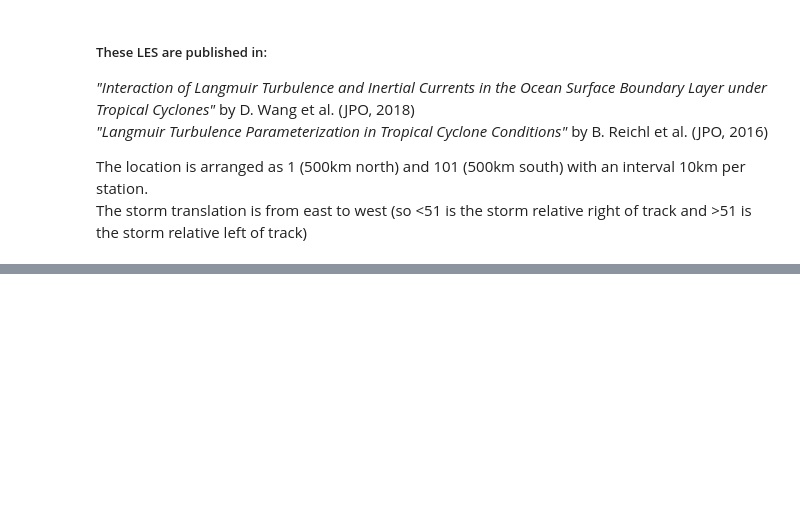
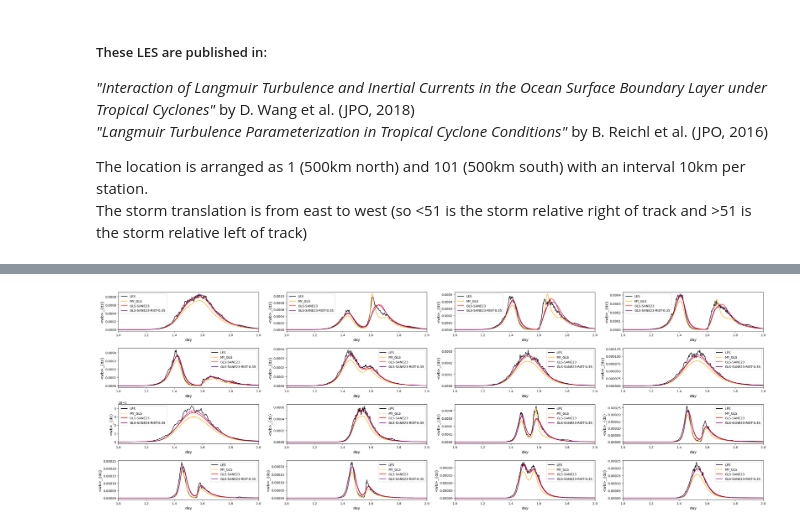
Before and after one commit to mrozowskamartaa/MOM6_SCM_Hurr, a Jupyter notebook: analysis/Compare_MOM_to_LES.ipynb, the cells around one changed output, grey strips where cells are left out. Cells and saved outputs as stored; diff of their text form; code cells hidden in the pictures; blank space fills up the shorter version.

```diff
--- a/analysis/Compare_MOM_to_LES.ipynb
+++ b/analysis/Compare_MOM_to_LES.ipynb
@@ -276,39 +254,0 @@ if all_per_type:
-# %%
-for index in case_index_list:
-
-    les = [LESDataRetriever().retreive_data(
-        case_name=les_cases_dict[type_][index],
-        exp_name="",
-        case_dir=LES_dirs
-    )]
-
-    gotm = [GOTMDataRetriever().retreive_data(
-        case_name=gotm_case_dict[type_][index],
-        exp_name=exp,
-        case_dir=GOTM_dirs
-    ) for exp in gotm_exp_list]
-
-
-    line_plots = [CompT_surf, CompT_prof]
-    fig_sizes = [(6, 3), (4, 6)]
-    # available: plot_stress, CompT_surf, CompT_prof, Comp_wt, Comp_M, Comp_U_surf
-
-    for plot, size in zip(line_plots, fig_sizes):
-        fig, ax = plt.subplots(1,1, figsize=size)
-        plot(
-            ax=ax,
-            data_list=les+gotm,
-            color_list=['black', 'blue', 'red', 'orange', 'green', 'magenta'],  # need to be set for each experiment where experiments are defined
-            label_list=['LES'] + gotm_exp_list
-        )
-
-        # CompT_surf(les['sst'], les['time'], mom['sst'], mom['time'])  # Surface temperature
-        # CompT_prof(les['temp'], les['z'], gotm['temp'], gotm['z'])  # Temperature profile
-        # CompT_Hov(les['temp'], les['z'], les['time'], mom['temp'], mom['z'], mom['time'])  # Temperature profile vs time
-        # CompDeltaT_Hov(les['temp'], les['z'], les['time'], mom['temp'], mom['z'], mom['time']) # delta Temperature profile vs time
-
-        # Comp_wt(les['wt'], les['z'], les['time'], mom['wt'], mom['zi'], mom['time'])  # delta wt profile vs time
-        # Comp_M(les['time'], les['M'], mom['time'], mom['M'])  #Integrated mixing metric vs time
-
-        # Comp_U_surf(les['u'], les['v'], les['u_s'], les['v_s'], les['z'], les['time'], mom['u'], mom['v'], mom['u_s'], mom['v_s'], mom['z'], mom['time'])  # Surface currents
-        # Comp_U(les['u'], les['v'], les['u_s'], les['v_s'], les['z'], les['time'], mom['u'], mom['v'], mom['u_s'], mom['v_s'], mom['z'], mom['time'])  # Current profile vs time
@@ -318,29 +313,31 @@ for index in case_index_list:
 # %%
 if all_per_type:
 
-    fig, axes = plt.subplots(4, 4, figsize=(20, 10))
+    fig, axes = plt.subplots(4, 4, figsize=(30, 10))
 
     for index, ax in zip(case_index_list, axes.flatten()):
 
         les_cases = [LESDataRetriever().retreive_data(
             case_name=les_cases_dict[type_][index],
             exp_name="",
             case_dir=LES_dirs
         )]
 
         gotm_cases = [GOTMDataRetriever().retreive_data(
         case_name=gotm_case_dict[type_][index],
         exp_name=exp,
         case_dir=GOTM_dirs
         ) for exp in gotm_exp_list]
 
         plotter = Plotter(
             data_list=les_cases+gotm_cases,
             color_list=['black', 'orange', 'red', 'purple', 'magenta'],  # need to be set for each experiment where experiments are defined
             label_list=['LES'] + gotm_exp_list
         )
 
         plotter.plot_M(ax=ax)
 
     fig.tight_layout()
-    # fig.savefig(f'figures/CompT_prof_all_{type_}_all_gotm_exp.png', dpi=300)
+    fig.savefig(f'figures/M_all_{type_}_GLS_comp.png', dpi=300)
+# %% [output]
+[figure, added]
```
Also changed, not shown: parts of 7 cells of this notebook, 2 other files.
